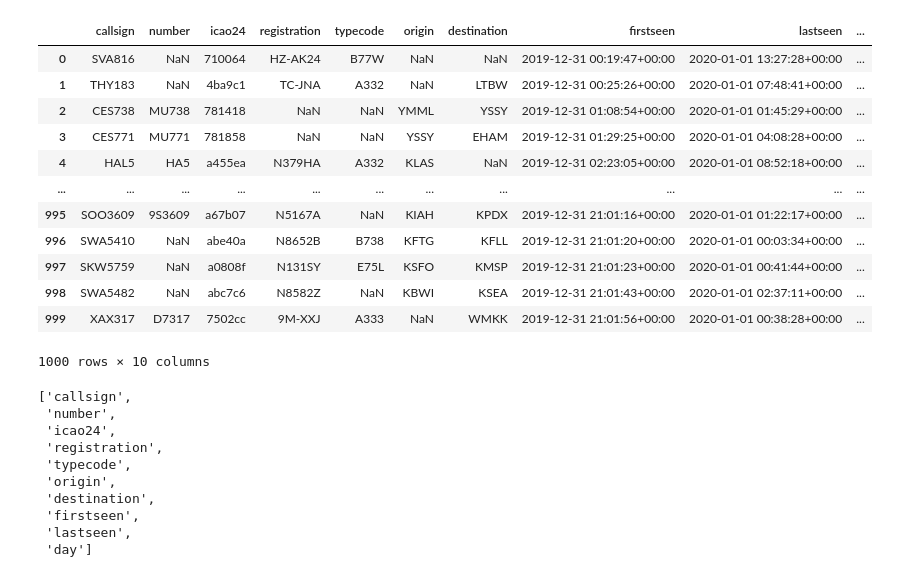
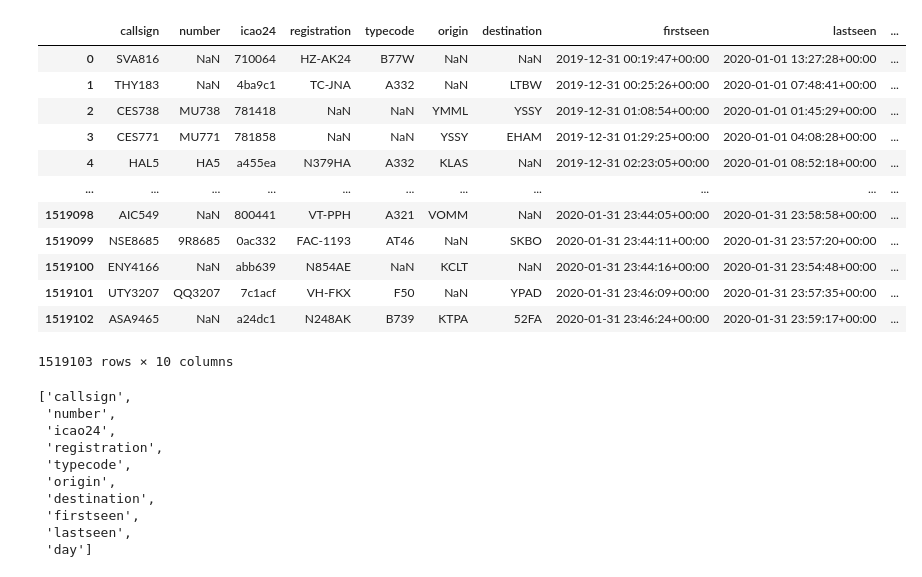
Before and after one commit to digbalajobi/ETL_Project, a Jupyter notebook: Flights.ipynb, the cells around one changed output. Cells and saved outputs as stored; diff of their text form; code cells hidden in the pictures.

Commit message:
pulled all data

```diff
--- a/Flights.ipynb
+++ b/Flights.ipynb
@@ -6,23 +6,23 @@ import pandas as pd
 import datetime
 # %%
 #reading 100o rows from data
-data = pd.read_csv('flightlist.csv.gz', nrows=1000, compression='gzip',
+data = pd.read_csv('flightlist.csv.gz', compression='gzip',
                    error_bad_lines=False)
 data
 # %% [output]
 |  | callsign | number | icao24 | registration | typecode | origin | destination | firstseen | lastseen | ... |
 | 0 | SVA816 | NaN | 710064 | HZ-AK24 | B77W | NaN | NaN | 2019-12-31 00:19:47+00:00 | 2020-01-01 13:27:28+00:00 | ... |
 | 1 | THY183 | NaN | 4ba9c1 | TC-JNA | A332 | NaN | LTBW | 2019-12-31 00:25:26+00:00 | 2020-01-01 07:48:41+00:00 | ... |
 | 2 | CES738 | MU738 | 781418 | NaN | NaN | YMML | YSSY | 2019-12-31 01:08:54+00:00 | 2020-01-01 01:45:29+00:00 | ... |
 | 3 | CES771 | MU771 | 781858 | NaN | NaN | YSSY | EHAM | 2019-12-31 01:29:25+00:00 | 2020-01-01 04:08:28+00:00 | ... |
 | 4 | HAL5 | HA5 | a455ea | N379HA | A332 | KLAS | NaN | 2019-12-31 02:23:05+00:00 | 2020-01-01 08:52:18+00:00 | ... |
 | ... | ... | ... | ... | ... | ... | ... | ... | ... | ... | ... |
-| 995 | SOO3609 | 9S3609 | a67b07 | N5167A | NaN | KIAH | KPDX | 2019-12-31 21:01:16+00:00 | 2020-01-01 01:22:17+00:00 | ... |
-| 996 | SWA5410 | NaN | abe40a | N8652B | B738 | KFTG | KFLL | 2019-12-31 21:01:20+00:00 | 2020-01-01 00:03:34+00:00 | ... |
-| 997 | SKW5759 | NaN | a0808f | N131SY | E75L | KSFO | KMSP | 2019-12-31 21:01:23+00:00 | 2020-01-01 00:41:44+00:00 | ... |
-| 998 | SWA5482 | NaN | abc7c6 | N8582Z | NaN | KBWI | KSEA | 2019-12-31 21:01:43+00:00 | 2020-01-01 02:37:11+00:00 | ... |
-| 999 | XAX317 | D7317 | 7502cc | 9M-XXJ | A333 | NaN | WMKK | 2019-12-31 21:01:56+00:00 | 2020-01-01 00:38:28+00:00 | ... |
+| 1519098 | AIC549 | NaN | 800441 | VT-PPH | A321 | VOMM | NaN | 2020-01-31 23:44:05+00:00 | 2020-01-31 23:58:58+00:00 | ... |
+| 1519099 | NSE8685 | 9R8685 | 0ac332 | FAC-1193 | AT46 | NaN | SKBO | 2020-01-31 23:44:11+00:00 | 2020-01-31 23:57:20+00:00 | ... |
+| 1519100 | ENY4166 | NaN | abb639 | N854AE | NaN | KCLT | NaN | 2020-01-31 23:44:16+00:00 | 2020-01-31 23:54:48+00:00 | ... |
+| 1519101 | UTY3207 | QQ3207 | 7c1acf | VH-FKX | F50 | NaN | YPAD | 2020-01-31 23:46:09+00:00 | 2020-01-31 23:57:35+00:00 | ... |
+| 1519102 | ASA9465 | NaN | a24dc1 | N248AK | B739 | KTPA | 52FA | 2020-01-31 23:46:24+00:00 | 2020-01-31 23:59:17+00:00 | ... |
-1000 rows × 10 columns
+1519103 rows × 10 columns
 # %%
 #column list
 list(data)
```
Also changed, not shown: parts of 3 cells of this notebook.
